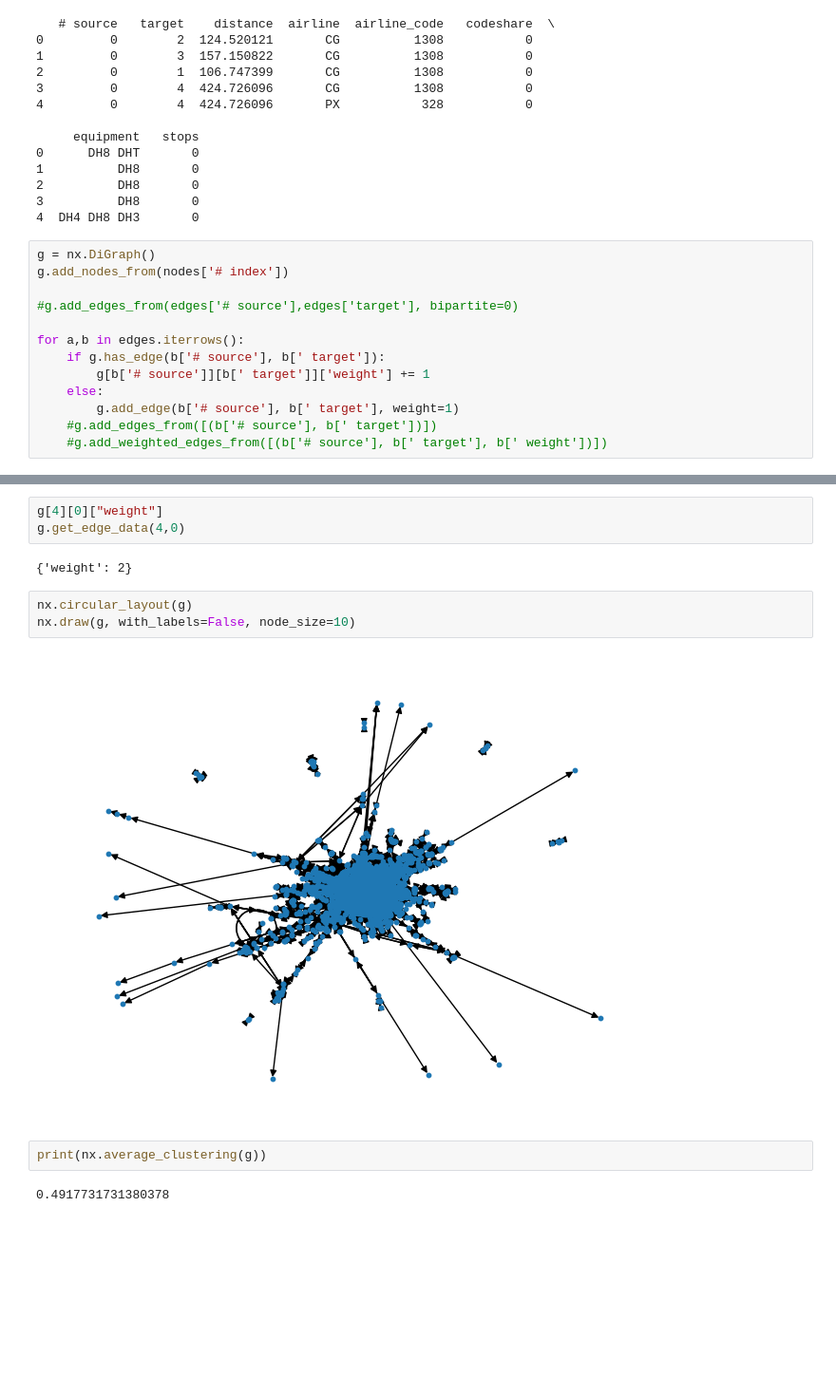
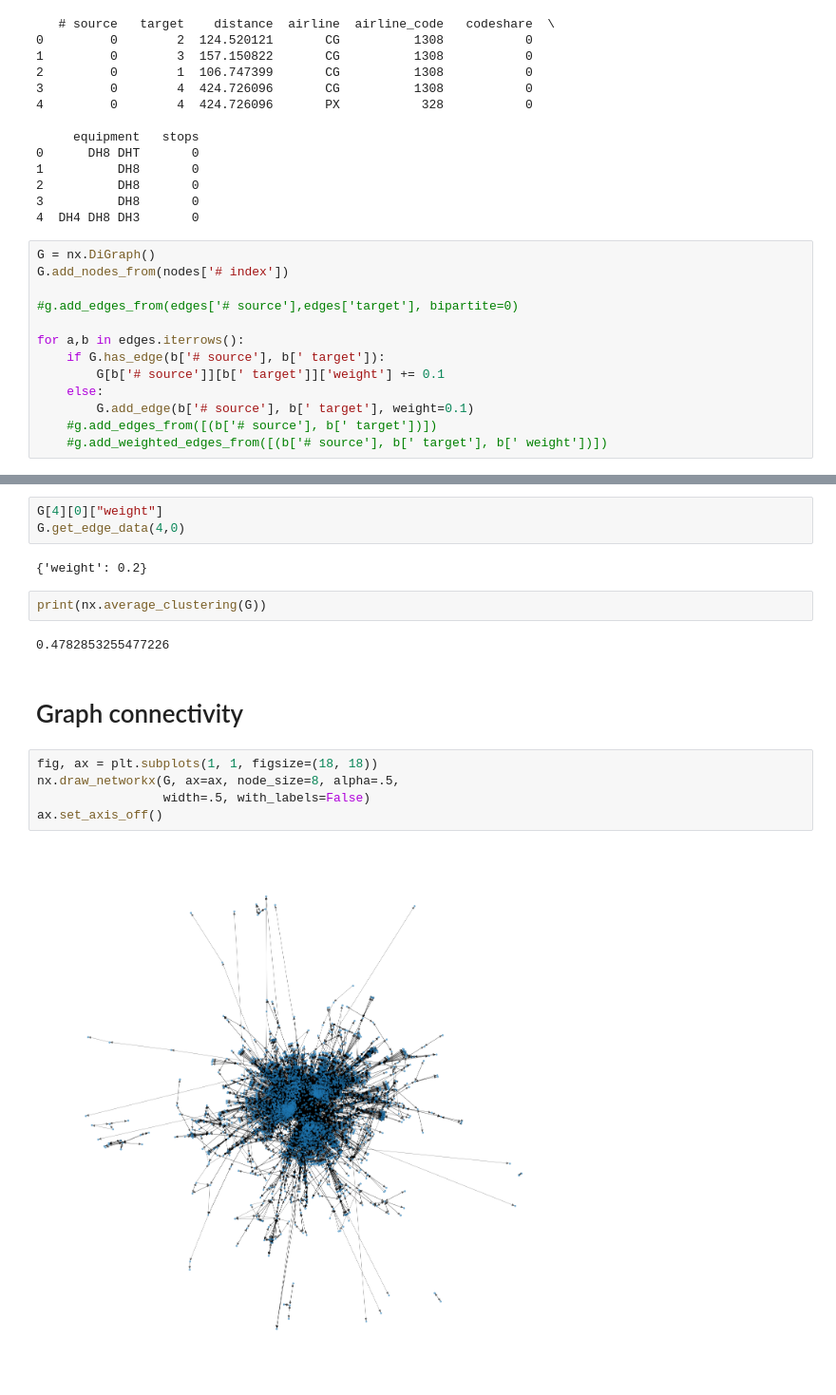
Before and after one commit to radubauzh/epidemic-spread-over-flights, a Jupyter notebook: main.ipynb, the cells around one changed output, grey strips where cells are left out. Shown at 95% size. Drawn from its saved outputs; the diff is of its cells as text; blank space fills up the shorter version.

```diff
--- a/main.ipynb
+++ b/main.ipynb
@@ -36,15 +46,15 @@ print(edges.head())
 3          DH8       0
 4  DH4 DH8 DH3       0
 # %%
-g = nx.DiGraph()
-g.add_nodes_from(nodes['# index'])
+G = nx.DiGraph()
+G.add_nodes_from(nodes['# index'])
 
 #g.add_edges_from(edges['# source'],edges['target'], bipartite=0)
 
 for a,b in edges.iterrows():
-    if g.has_edge(b['# source'], b[' target']):
-        g[b['# source']][b[' target']]['weight'] += 1
+    if G.has_edge(b['# source'], b[' target']):
+        G[b['# source']][b[' target']]['weight'] += 0.1
     else:
-        g.add_edge(b['# source'], b[' target'], weight=1)
+        G.add_edge(b['# source'], b[' target'], weight=0.1)
     #g.add_edges_from([(b['# source'], b[' target'])])
     #g.add_weighted_edges_from([(b['# source'], b[' target'], b[' weight'])])
@@ -51,14 +74,18 @@ for a,b in edges.iterrows():
 # %%
-g[4][0]["weight"]
-g.get_edge_data(4,0)
+G[4][0]["weight"]
+G.get_edge_data(4,0)
 # %% [output]
-{'weight': 2}
+{'weight': 0.2}
-# %%
-nx.circular_layout(g)
-nx.draw(g, with_labels=False, node_size=10)
-# %% [output]
-[figure, removed]
 # %%
-print(nx.average_clustering(g))
+print(nx.average_clustering(G))
 # %% [output]
-0.4917731731380378
+0.4782853255477226
+# %% [markdown]
+# Graph connectivity
+# %%
+fig, ax = plt.subplots(1, 1, figsize=(18, 18))
+nx.draw_networkx(G, ax=ax, node_size=8, alpha=.5,
+                 width=.5, with_labels=False)
+ax.set_axis_off()
+# %% [output]
+[figure, added]
```
Also changed, not shown: parts of 10 cells of this notebook, 2 other files.
